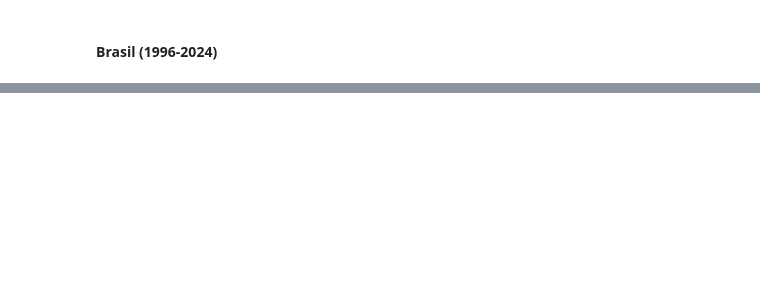
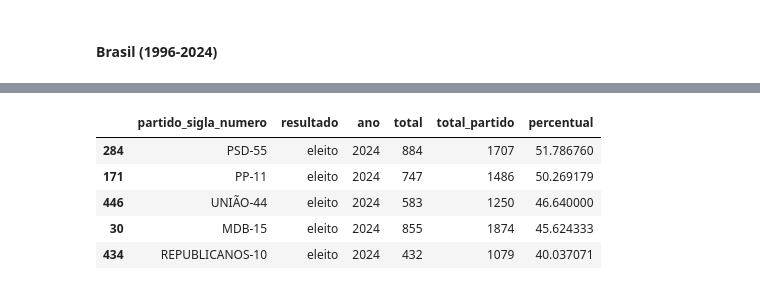
Before and after one commit to luizhenriquesb/resultado-eleicoes-br, a Jupyter notebook: crisp-dm.ipynb, the cells around one changed output, grey strips where cells are left out. Drawn from its saved outputs; the diff is of its cells as text; code cells hidden in the pictures; blank space fills up the shorter version.

```diff
--- a/crisp-dm.ipynb
+++ b/crisp-dm.ipynb
@@ -336,3 +355,12 @@ brasil_pref.sort_values(by='percentual', ascending=False).head(20)
+# %%
+brasil_pref[brasil_pref['ano'] == 2024].sort_values(by='percentual', ascending=False).head(5)
+# %% [output]
+|  | partido_sigla_numero | resultado | ano | total | total_partido | percentual |
+| 284 | PSD-55 | eleito | 2024 | 884 | 1707 | 51.786760 |
+| 171 | PP-11 | eleito | 2024 | 747 | 1486 | 50.269179 |
+| 446 | UNIÃO-44 | eleito | 2024 | 583 | 1250 | 46.640000 |
+| 30 | MDB-15 | eleito | 2024 | 855 | 1874 | 45.624333 |
+| 434 | REPUBLICANOS-10 | eleito | 2024 | 432 | 1079 | 40.037071 |
 # %%
 plot.figure(figsize=(12,6))
 
```
Also changed, not shown: parts of 7 cells of this notebook, 2 other files.
